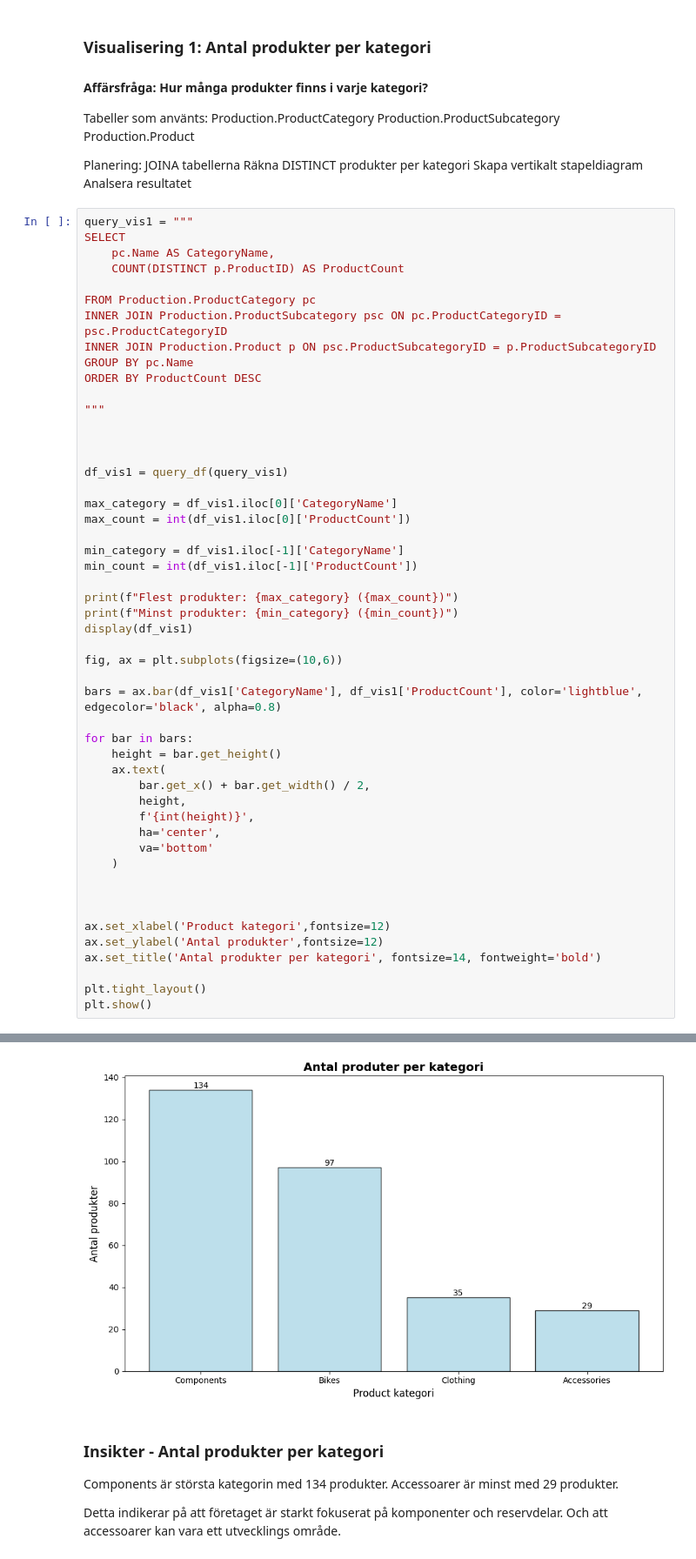
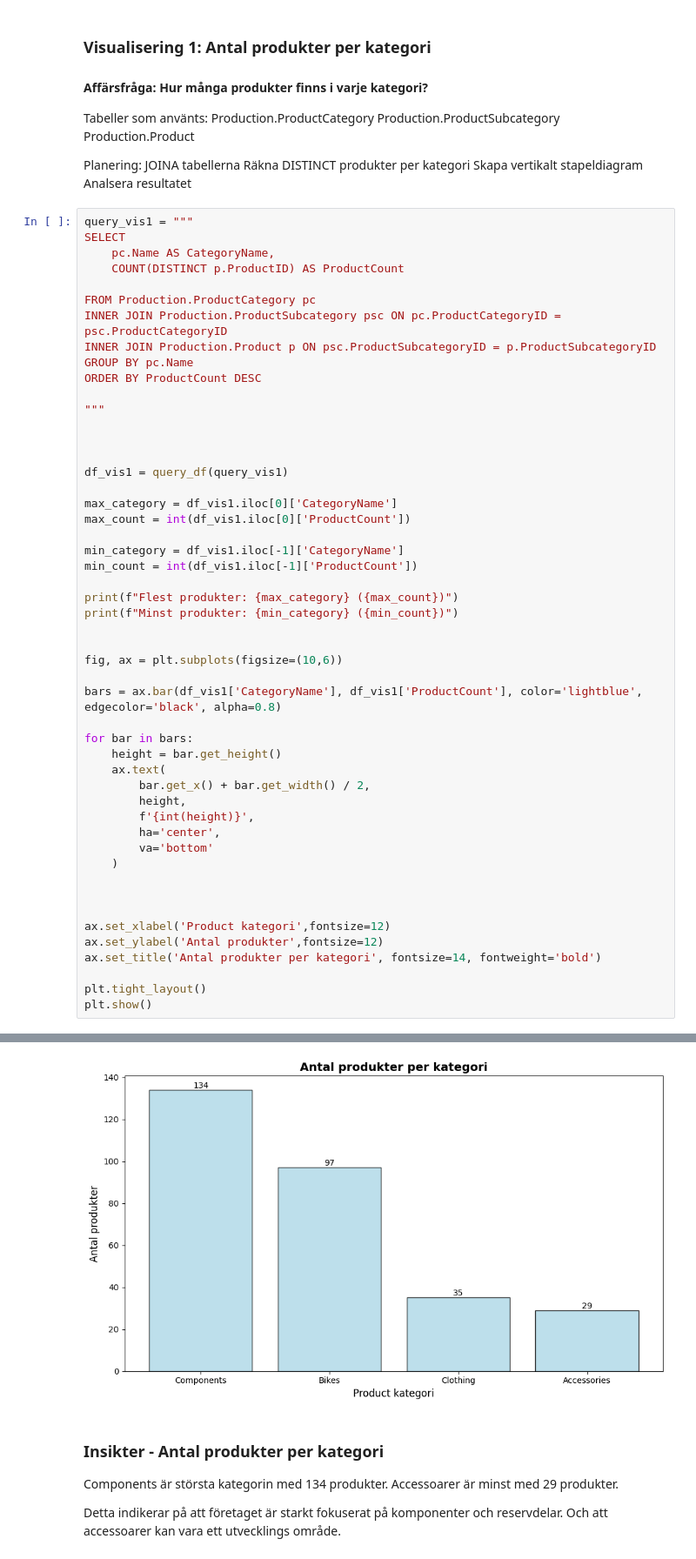
Before and after one commit to Linda6444/AdventureWorks_analysis, a Jupyter notebook: notebooks/AdventureWorks_analysis.ipynb, the cells around one changed output, grey strips where cells are left out. Shown: that part at 87% size. Saved outputs shown, nothing was run; the diff lists cells and outputs as text.

```diff
--- a/notebooks/AdventureWorks_analysis.ipynb
+++ b/notebooks/AdventureWorks_analysis.ipynb
@@ -81,7 +81,7 @@ min_count = int(df_vis1.iloc[-1]['ProductCount'])
 
 print(f"Flest produkter: {max_category} ({max_count})")
 print(f"Minst produkter: {min_category} ({min_count})")
-display(df_vis1)
+
 
 fig, ax = plt.subplots(figsize=(10,6))
 
@@ -116,4 +111,4 @@ Minst produkter: Accessories (29)
-[figure, old version]
+[figure, new version]
 # %% [markdown]
 ### Insikter - Antal produkter per kategori
 Components är största kategorin med 134 produkter.
```
Also changed, not shown: parts of 4 cells of this notebook.
